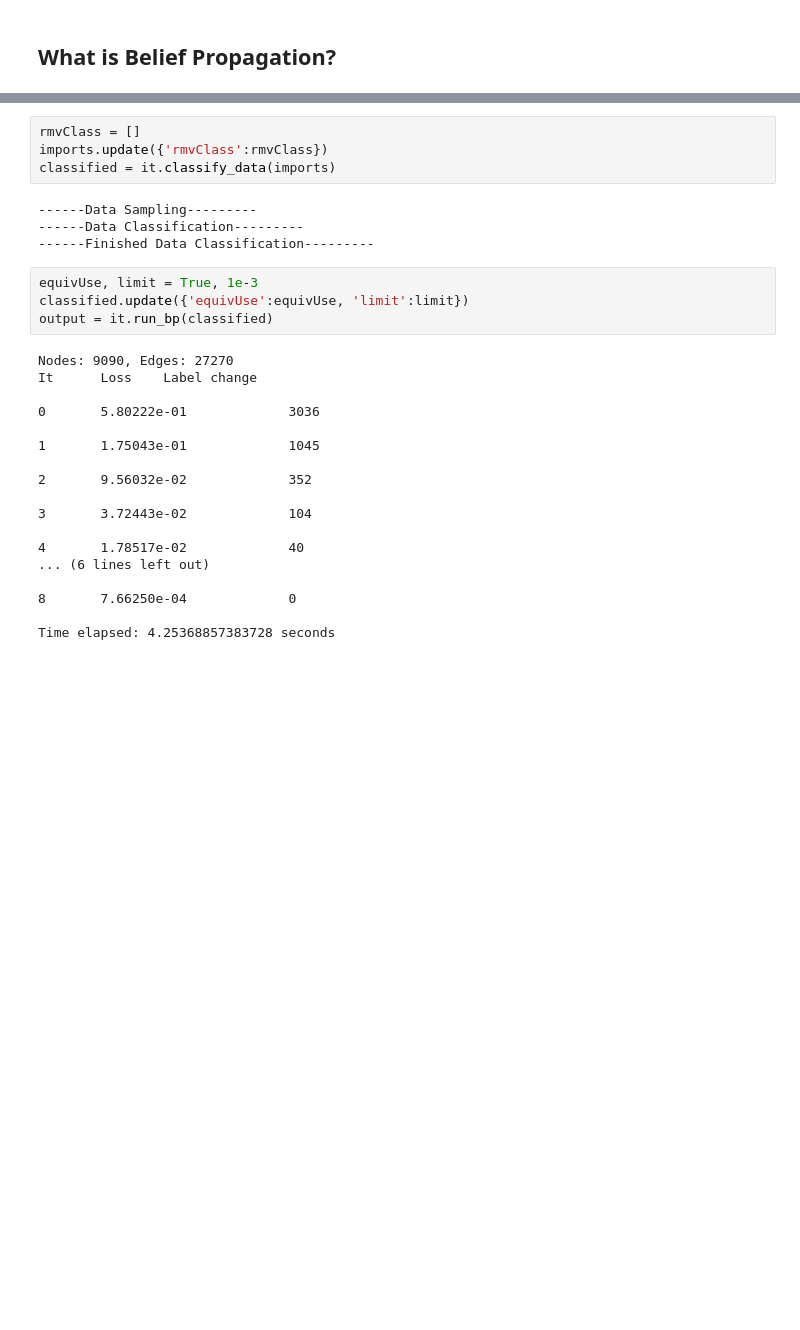
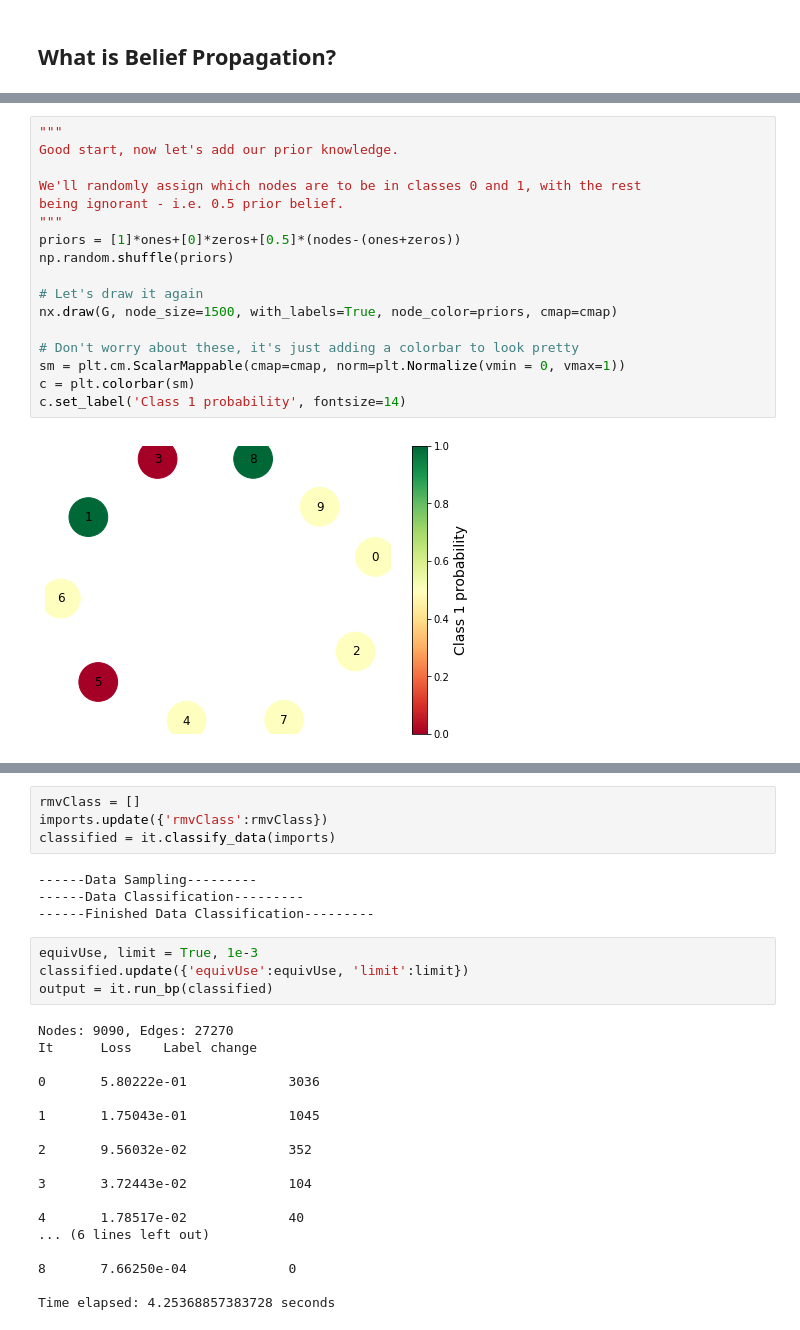
Before and after one commit to luke-scot/damage-assessment, a Jupyter notebook: colab_demo.ipynb, the cells around one changed output, grey strips where cells are left out. Cells and saved outputs as stored; diff of their text form; blank space fills up the shorter version.

```diff
--- a/colab_demo.ipynb
+++ b/colab_demo.ipynb
@@ -40,0 +66,19 @@ Run the first cell to download demo data.
+# %%
+"""
+Good start, now let's add our prior knowledge.
+
+We'll randomly assign which nodes are to be in classes 0 and 1, with the rest
+being ignorant - i.e. 0.5 prior belief.
+"""
+priors = [1]*ones+[0]*zeros+[0.5]*(nodes-(ones+zeros))
+np.random.shuffle(priors)
+
+# Let's draw it again
+nx.draw(G, node_size=1500, with_labels=True, node_color=priors, cmap=cmap)
+
+# Don't worry about these, it's just adding a colorbar to look pretty
+sm = plt.cm.ScalarMappable(cmap=cmap, norm=plt.Normalize(vmin = 0, vmax=1))
+c = plt.colorbar(sm)
+c.set_label('Class 1 probability', fontsize=14)
+# %% [output]
+[figure, added]
```
Also changed, not shown: parts of 27 cells of this notebook.
